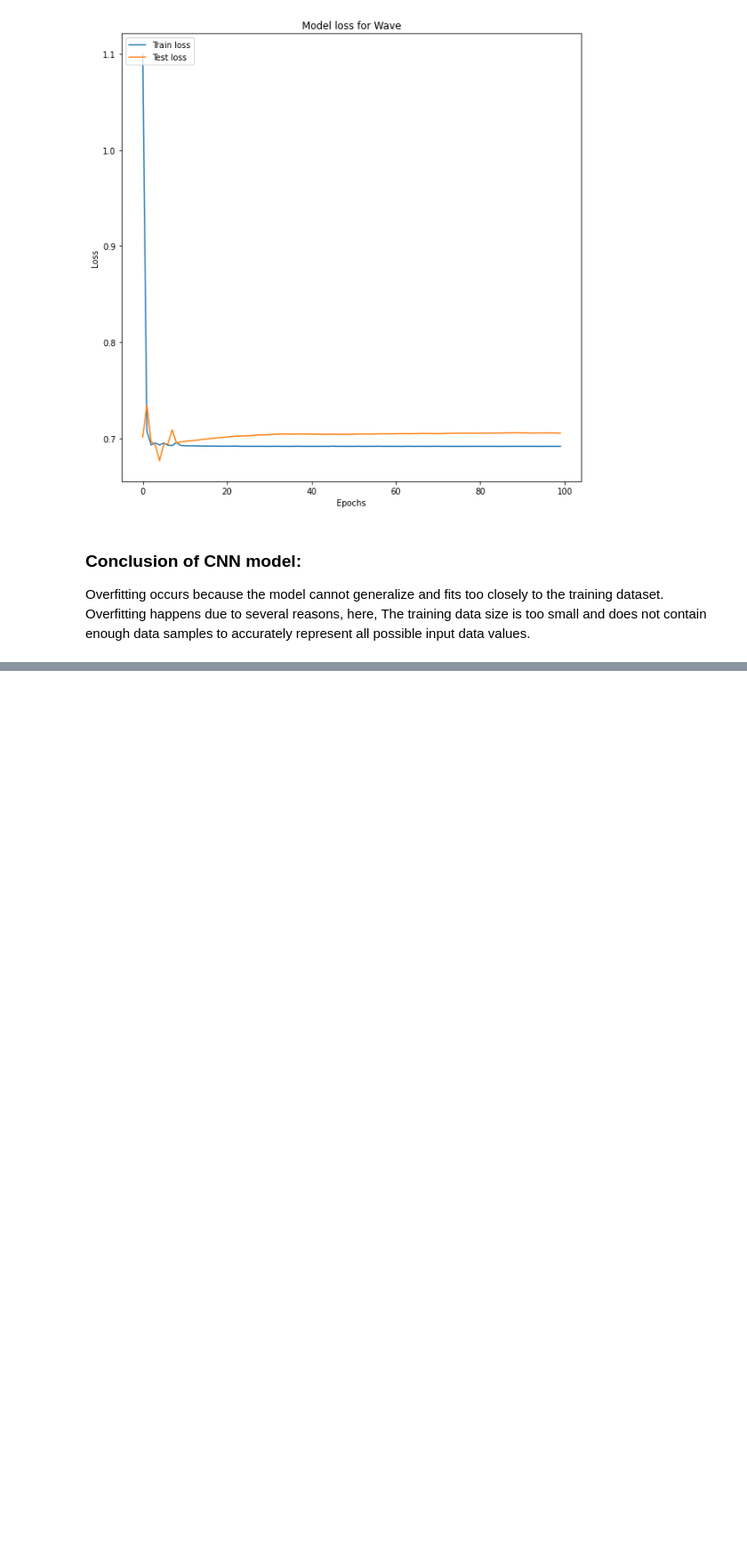
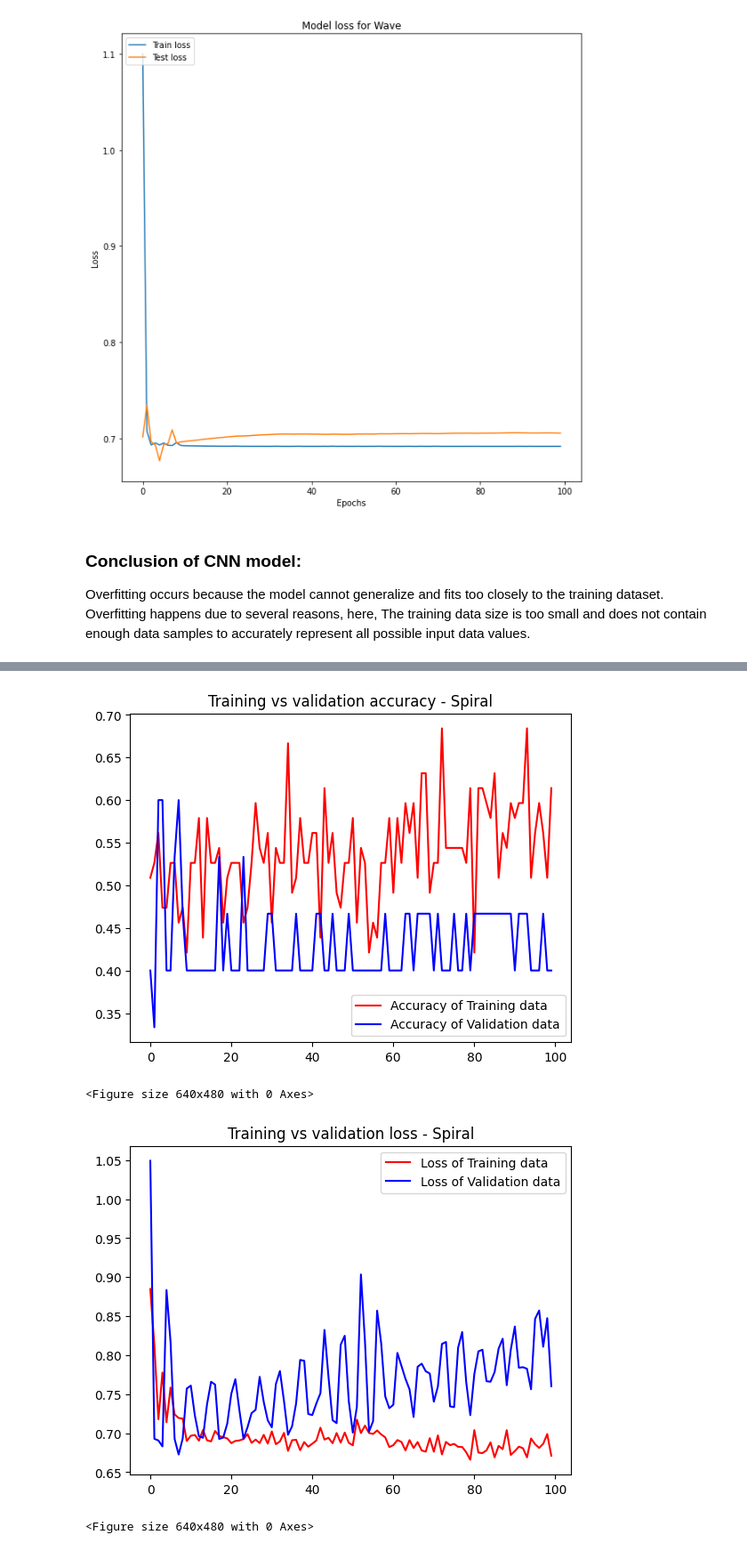
Before and after one commit to AmanSanatan/HeyDoc, a Jupyter notebook: Model/parkinson_model.ipynb, the cells around one changed output, grey strips where cells are left out. Shown: that part at 89% size. Saved outputs shown, nothing was run; the diff lists cells and outputs as text; code cells hidden in the pictures; blank space fills up the shorter version.

Commit message:
tried transfer learning model resnet101

```diff
--- a/Model/parkinson_model.ipynb
+++ b/Model/parkinson_model.ipynb
@@ -253,0 +261,22 @@ Overfitting occurs because the model cannot generalize and fits too closely to t
+# %%
+pretrained_model3 = tf.keras.applications.ResNet101(input_shape=(100,100,3),include_top=False,weights='imagenet',pooling='avg')
+pretrained_model3.trainable = False
+
+pretrained_model4 = tf.keras.applications.ResNet101(input_shape=(100,100,3),include_top=False,weights='imagenet',pooling='avg')
+pretrained_model4.trainable = False
+# %%
+inputs3 = pretrained_model3.input
+x3 = tf.keras.layers.Dense(128,activation='relu')(pretrained_model3.output)
+outputs3 = tf.keras.layers.Dense(2,activation='softmax')(x3)
+model3 = tf.keras.Model(inputs=inputs3, outputs=outputs3)
+
+inputs4 = pretrained_model4.input
+x4 = tf.keras.layers.Dense(128,activation='relu')(pretrained_model4.output)
+outputs4 = tf.keras.layers.Dense(2,activation='softmax')(x4)
+model4 = tf.keras.Model(inputs=inputs4, outputs=outputs4)
+# %%
+model3.compile(optimizer='adam',loss='categorical_crossentropy',metrics=['accuracy'])
+model4.compile(optimizer='adam',loss='categorical_crossentropy',metrics=['accuracy'])
+# %%
+sp_3=model3.fit(datagen.flow(trainx_sp,trainy_sp,batch_size=32),validation_data=(validx_sp,validy_sp),epochs=100)
+wa_4=model4.fit(datagen.flow(trainx_wa,trainy_wa,batch_size=32),validation_data=(validx_wa,validy_wa),epochs=100)
@@ -253,0 +331,25 @@ Overfitting occurs because the model cannot generalize and fits too closely to t
+# %%
+get_acc3 = sp_3.history['accuracy']
+value_acc3 = sp_3.history['val_accuracy']
+get_loss3 = sp_3.history['loss']
+validation_loss3 = sp_3.history['val_loss']
+
+epochs3 = range(len(get_acc3))
+plt.plot(epochs3, get_acc3, 'r',label='Accuracy of Training data')
+plt.plot(epochs3, value_acc3, 'b',label='Accuracy of Validation data')
+plt.title("Training vs validation accuracy - Spiral")
+plt.legend(loc=0)
+plt.figure()
+plt.show()
+epochs3 = range(len(get_loss3))
+plt.plot(epochs3, get_loss3, 'r',label='Loss of Training data')
+plt.plot(epochs3, validation_loss3, 'b',label='Loss of Validation data')
+plt.title("Training vs validation loss - Spiral")
+plt.legend(loc=0)
+plt.figure()
+plt.show()
+# %% [output]
+[figure, added]
+<Figure size 640x480 with 0 Axes>
+[figure, added]
+<Figure size 640x480 with 0 Axes>
```
Also changed, not shown: parts of 7 cells of this notebook.
